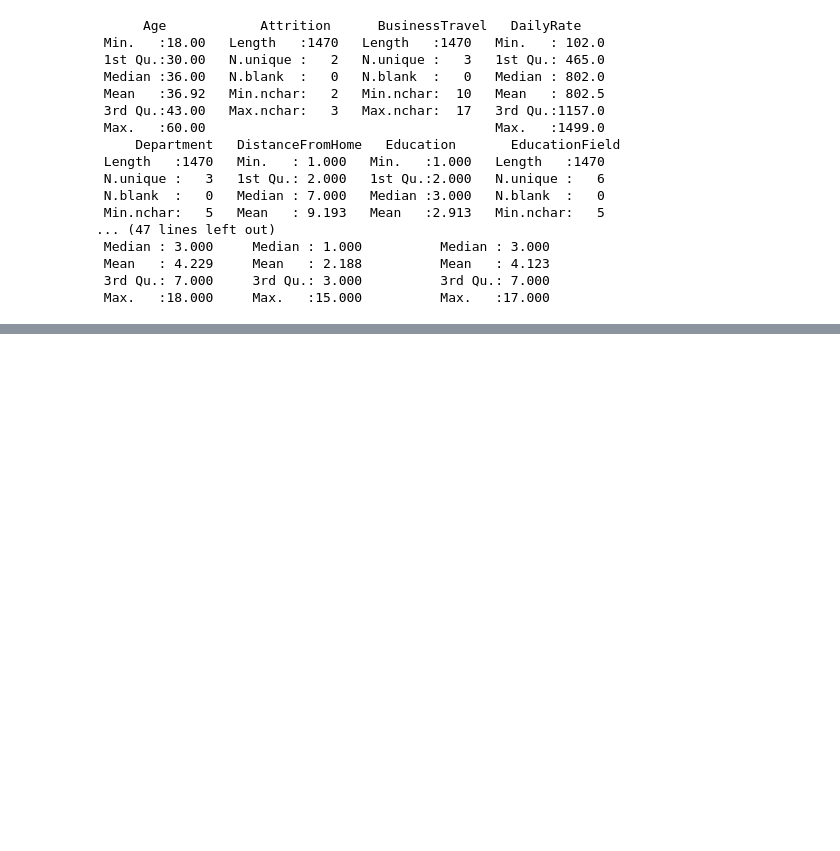
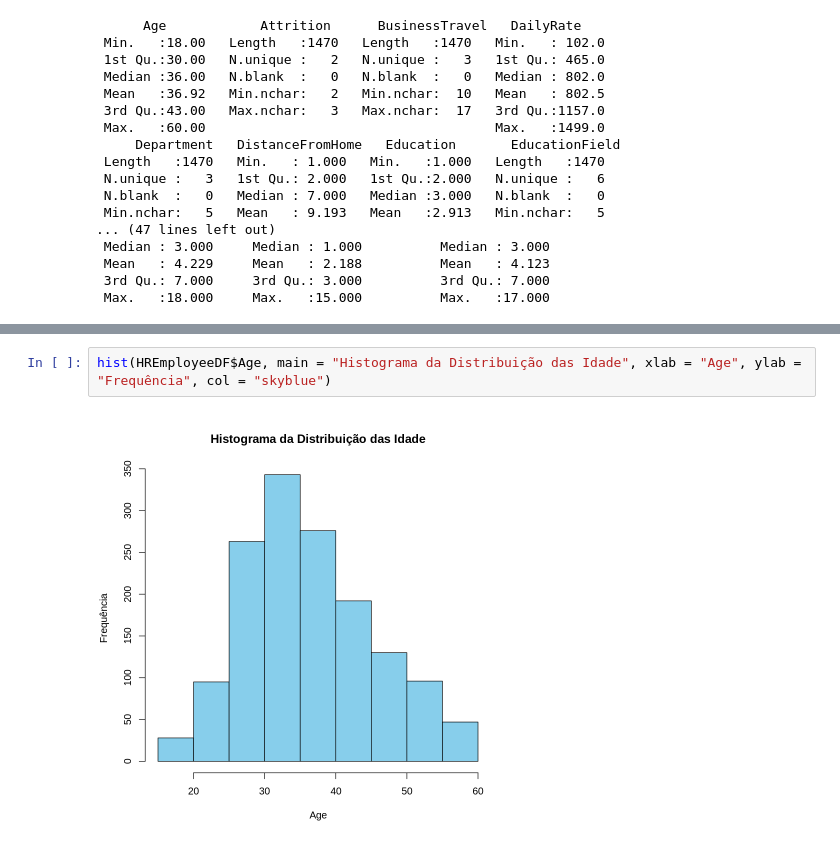
Before and after one commit to Edgar295/cegid-projeto, a Jupyter notebook: python-basics/google-colab-r.ipynb, the cells around one changed output, grey strips where cells are left out. Saved outputs shown, nothing was run; the diff lists cells and outputs as text; blank space fills up the shorter version.

```diff
--- a/python-basics/google-colab-r.ipynb
+++ b/python-basics/google-colab-r.ipynb
@@ -119,0 +66,4 @@ ggplot(HREmployeeDF,
+# %%
+hist(HREmployeeDF$Age, main = "Histograma da Distribuição das Idade", xlab = "Age", ylab = "Frequência", col = "skyblue")
+# %% [output]
+[figure, added]
```
Also changed, not shown: parts of 37 cells of this notebook.
